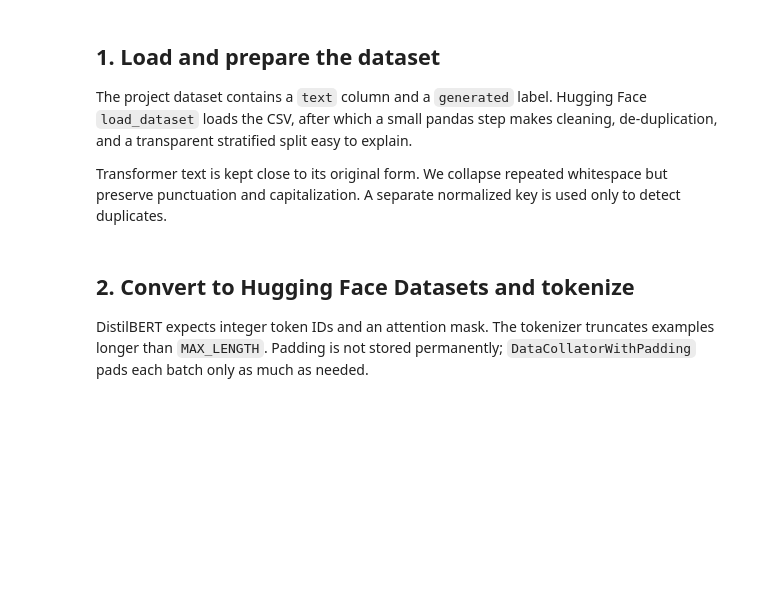
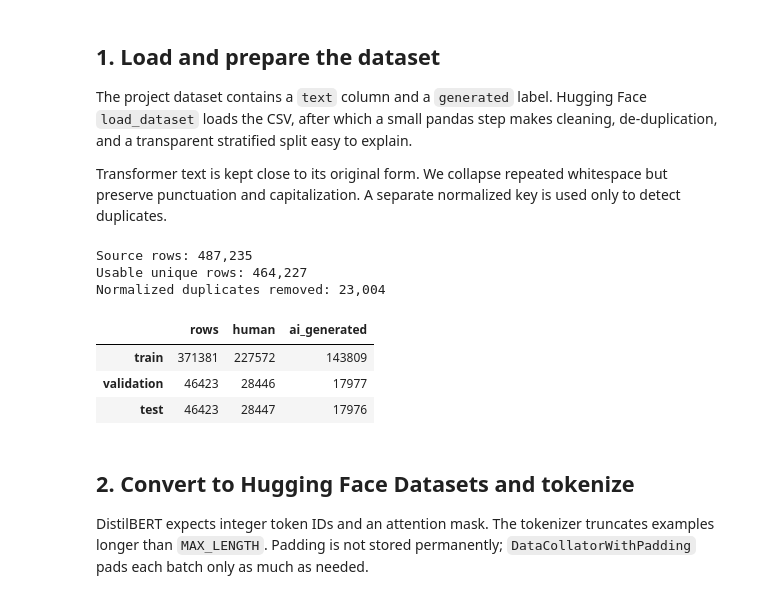
Before and after one commit to AlgoCraftsman/sea820-ai-text-detector, a Jupyter notebook: notebooks/transformer_finetuning.ipynb, the cells around one changed output. Saved outputs shown, nothing was run; the diff lists cells and outputs as text; code cells hidden in the pictures; blank space fills up the shorter version.

```diff
--- a/notebooks/transformer_finetuning.ipynb
+++ b/notebooks/transformer_finetuning.ipynb
@@ -131,37 +138,51 @@ train_df, temporary_df = train_test_split(
 validation_df, test_df = train_test_split(
     temporary_df,
     test_size=0.50,
     random_state=SEED,
     stratify=temporary_df["label"],
 )
 
-train_df = train_df.reset_index(drop=True)
-validation_df = validation_df.reset_index(drop=True)
-test_df = test_df.reset_index(drop=True)
+# Retain only columns used downstream so the 1.1 GB source can fit in memory
+# while the pandas splits are converted back to Arrow datasets.
+split_columns = ["source_row_id", "text", "label"]
+usable_unique_rows = len(df)
+train_df = train_df[split_columns].reset_index(drop=True)
+validation_df = validation_df[split_columns].reset_index(drop=True)
+test_df = test_df[split_columns].reset_index(drop=True)
+del raw_dataset, df, temporary_df
+gc.collect()
 
 split_summary = pd.DataFrame(
     {
         "rows": [len(train_df), len(validation_df), len(test_df)],
         "human": [
             int((train_df["label"] == 0).sum()),
             int((validation_df["label"] == 0).sum()),
             int((test_df["label"] == 0).sum()),
         ],
         "ai_generated": [
             int((train_df["label"] == 1).sum()),
             int((validation_df["label"] == 1).sum()),
             int((test_df["label"] == 1).sum()),
         ],
     },
     index=["train", "validation", "test"],
 )
 
 print(f"Source rows: {source_rows:,}")
-print(f"Usable unique rows: {len(df):,}")
+print(f"Usable unique rows: {usable_unique_rows:,}")
 print(f"Normalized duplicates removed: {duplicates_removed:,}")
 display(split_summary)
 
 split_summary.to_csv(RESULTS_DIR / "week2_split_summary.csv", index_label="split")
+# %% [output]
+Source rows: 487,235
+Usable unique rows: 464,227
+Normalized duplicates removed: 23,004
+|  | rows | human | ai_generated |
+| train | 371381 | 227572 | 143809 |
+| validation | 46423 | 28446 | 17977 |
+| test | 46423 | 28447 | 17976 |
 # %% [markdown]
 ## 2. Convert to Hugging Face Datasets and tokenize
 
```
Also changed, not shown: parts of 8 cells of this notebook, 5 other files.
